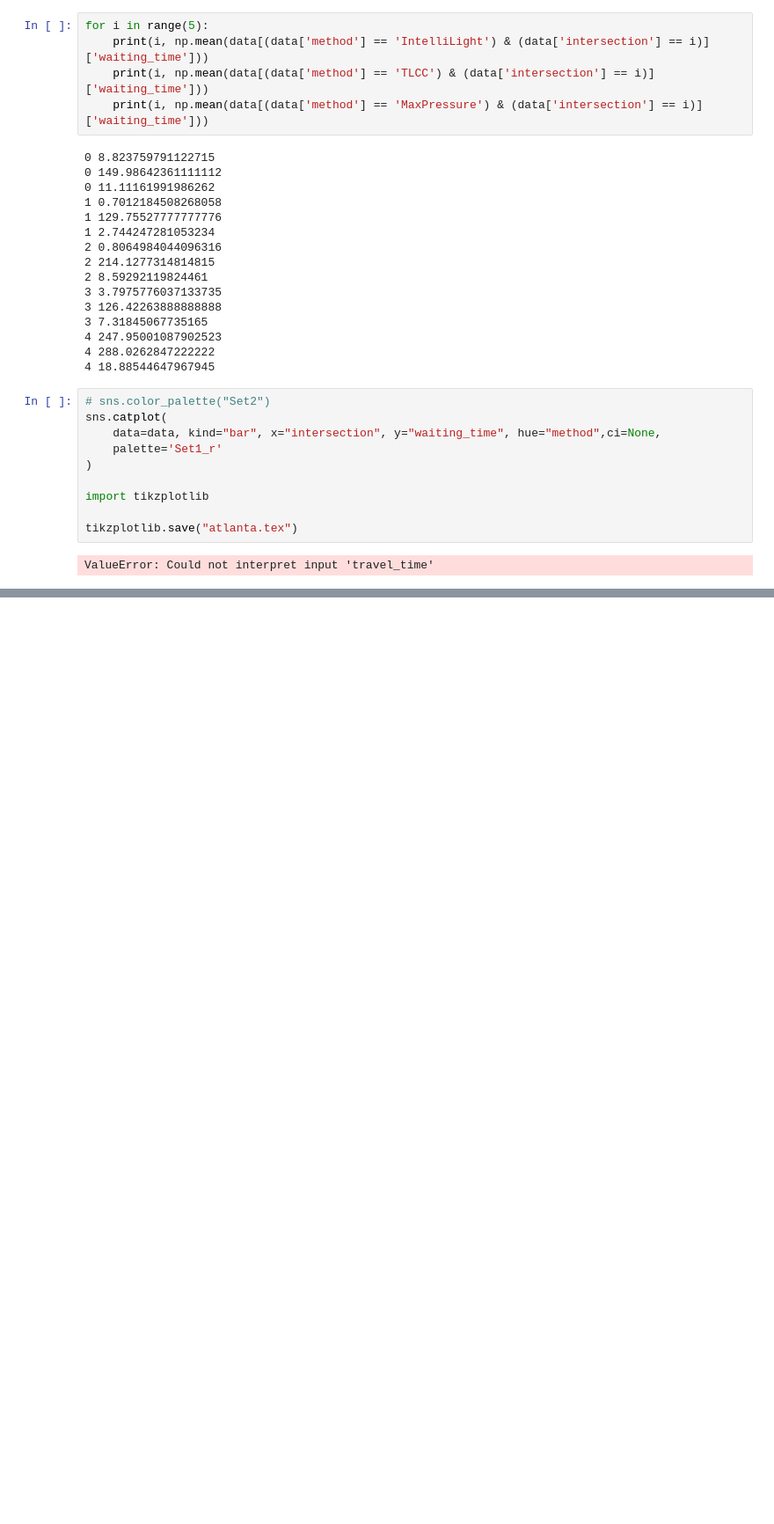
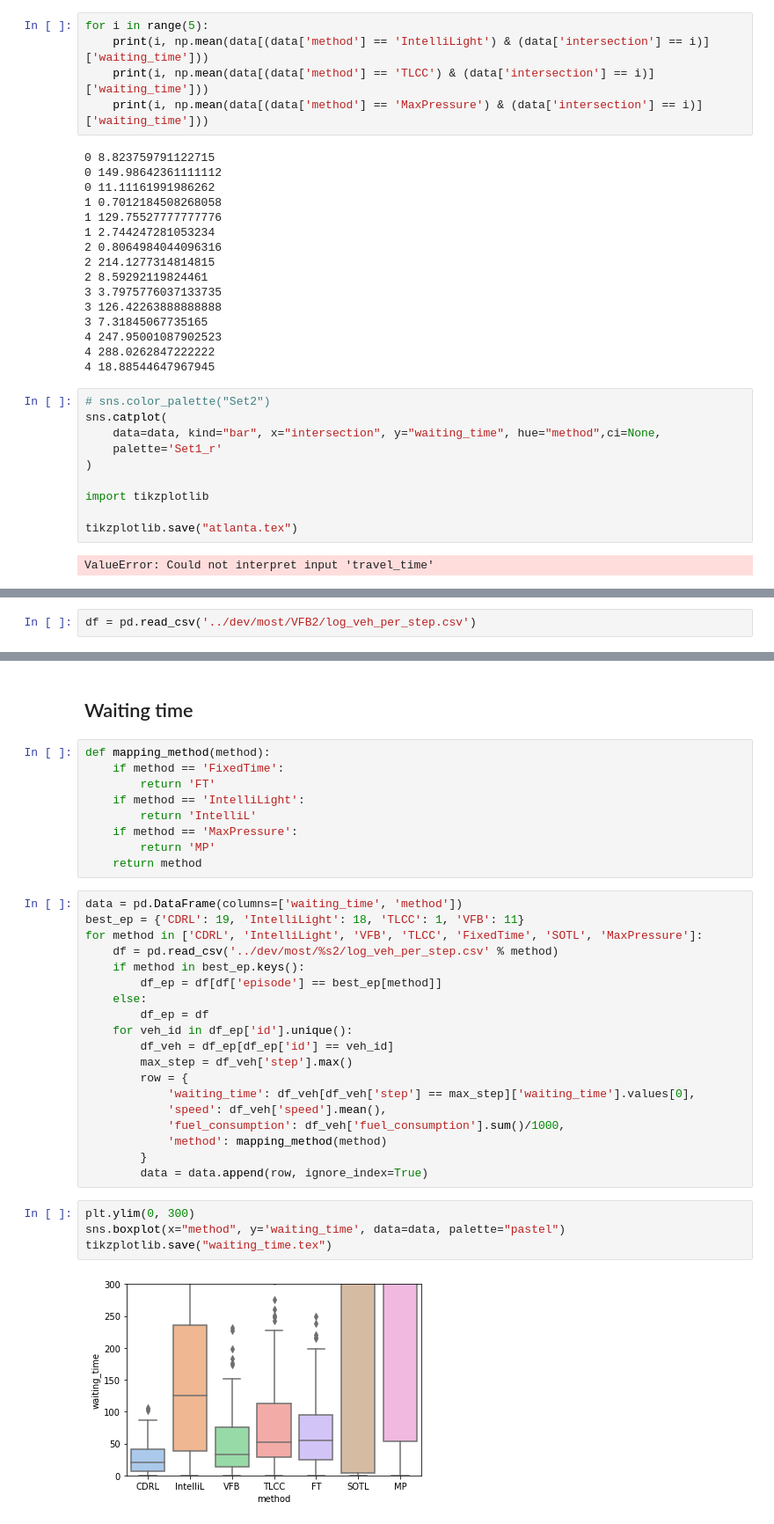
Before and after one commit to Laysest/tslib, a Jupyter notebook: log/final/visualization.ipynb, the cells around one changed output, grey strips where cells are left out. Shown at 88% size. Saved outputs shown, nothing was run; the diff lists cells and outputs as text; blank space fills up the shorter version.

```diff
--- a/log/final/visualization.ipynb
+++ b/log/final/visualization.ipynb
@@ -379,0 +382,2 @@ ValueError: Could not interpret input 'travel_time'
+# %%
+df = pd.read_csv('../dev/most/VFB2/log_veh_per_step.csv')
@@ -379,0 +393,36 @@ ValueError: Could not interpret input 'travel_time'
+# %% [markdown]
+## Waiting time
+# %%
+def mapping_method(method):
+    if method == 'FixedTime':
+        return 'FT'
+    if method == 'IntelliLight':
+        return 'IntelliL'
+    if method == 'MaxPressure':
+        return 'MP'
+    return method
+# %%
+data = pd.DataFrame(columns=['waiting_time', 'method'])
+best_ep = {'CDRL': 19, 'IntelliLight': 18, 'TLCC': 1, 'VFB': 11}
+for method in ['CDRL', 'IntelliLight', 'VFB', 'TLCC', 'FixedTime', 'SOTL', 'MaxPressure']:
+    df = pd.read_csv('../dev/most/%s2/log_veh_per_step.csv' % method)
+    if method in best_ep.keys():
+        df_ep = df[df['episode'] == best_ep[method]]
+    else:
+        df_ep = df
+    for veh_id in df_ep['id'].unique():
+        df_veh = df_ep[df_ep['id'] == veh_id]
+        max_step = df_veh['step'].max()
+        row = {
+            'waiting_time': df_veh[df_veh['step'] == max_step]['waiting_time'].values[0],
+            'speed': df_veh['speed'].mean(),
+            'fuel_consumption': df_veh['fuel_consumption'].sum()/1000,
+            'method': mapping_method(method)
+        }
+        data = data.append(row, ignore_index=True)
+# %%
+plt.ylim(0, 300)
+sns.boxplot(x="method", y='waiting_time', data=data, palette="pastel")
+tikzplotlib.save("waiting_time.tex")
+# %% [output]
+[figure, added]
```
Also changed, not shown: parts of 6 cells of this notebook, 11 other files.
